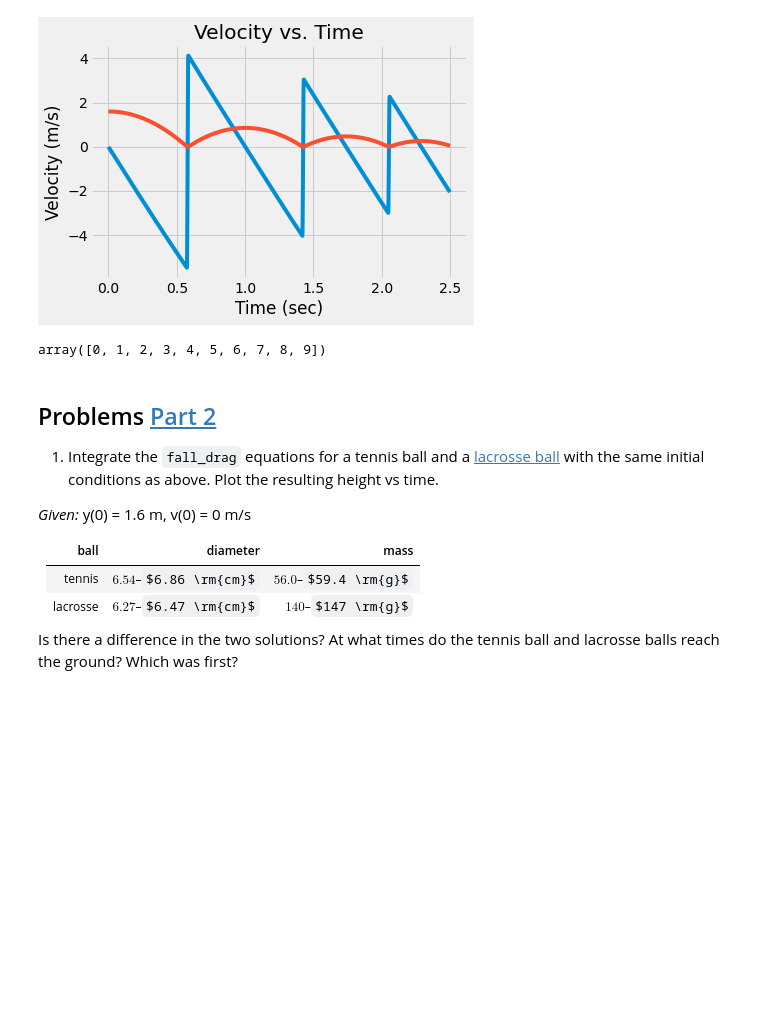
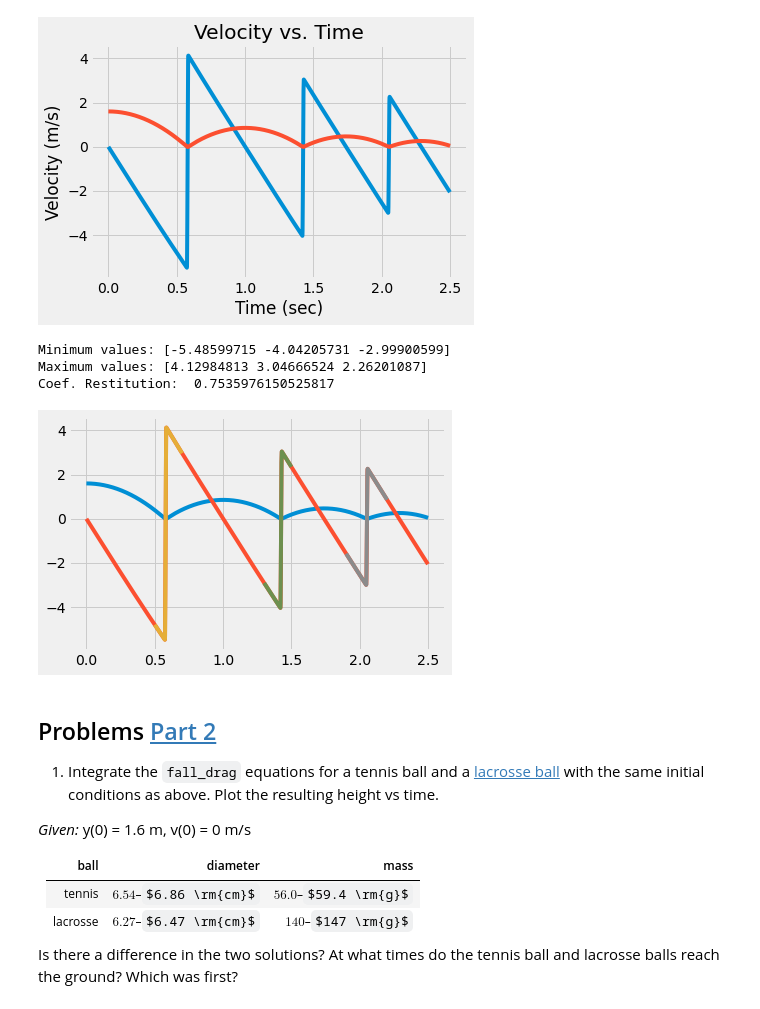
Before and after one commit to hamwalker/computational-mechanics, a Jupyter notebook: module_03/notebooks/HW_03.ipynb, the cells around one changed output. Drawn from its saved outputs; the diff is of its cells as text; code cells hidden in the pictures; some formulas as TeX source; blank space fills up the shorter version.

```diff
--- a/module_03/notebooks/HW_03.ipynb
+++ b/module_03/notebooks/HW_03.ipynb
@@ -131,6 +131,8 @@ In both cases, the second degree fit line best matches the data
 
 filename = '../data/fallingtennisball02.txt'
 t, y = np.loadtxt(filename, usecols=[0,1], unpack=True) # Load data
+poop = np.transpose(np.loadtxt(filename, usecols=[0,1], unpack=True))
+
 
 delta_y = (y[1:] - y[0:-1])
 vy = delta_y/(t[1:]-t[0:-1])
@@ -145,21 +147,52 @@ plt.ylabel('Velocity (m/s)');
 # %%
 # 1.2B
 
+# Put t and vy in 1 array
+tvy= np.zeros((len(t[:-1]),2))
+tvy[:,0] = t[:-1]
+tvy[:,1] = vy
+
+# Define wheere I want to slice data
 slicer= np.zeros((3,2))
-slicer[0,:] = (0.4,0.6)
+slicer[0,:] = (0.5,0.7)
 slicer[1,:] = (1.3, 1.5)
 slicer[2,:] = (1.9, 2.2)
 
-# i=1
-# impT = 0
-# checkAry = np.zeros((len(t),2))
-# checkAry[:,0] = t
-# checkAry[:,1] = y
 
-# while i<=2:
-#     impT =
+# Practice
+tibble = poop[np.logical_and(poop[:,0]>slicer[0,0],poop[:,0]<slicer[0,1])]
+plt.plot(poop[:,0], poop[:,1])
+# plt.plot(tibble[:,0], tibble[:,1])
+plt.plot(tvy[:,0], tvy[:,1])
+
+# finding max and min values in each slice range
+i=0
+MinMax = np.zeros((len(slicer),2))
+while i<len(slicer):
+    tivvle = tvy[np.logical_and(tvy[:,0]>slicer[i,0],tvy[:,0]<slicer[i,1])] # Create var with sliced array
+    plt.plot(tivvle[:,0], tivvle[:,1])
+    k = 0
+    while k<=1:
+        if k==1:
+            MinMax[i,k] = np.max(tivvle[:,1]) # fill array with max value in slice range
+        else:
+            MinMax[i,k] = np.min(tivvle[:,1]) # fill array with min value in slice range
+        k=k+1
+    i=i+1
+
+del i
+del k
+print('Minimum values:', MinMax[:,0])
+print('Maximum values:', MinMax[:,1])
+
+# 1.2C Calculate the  𝑒  for each of the three collisions
+e= -MinMax[:,1]/MinMax[:,0]
+print('Coef. Restitution: ', e.mean())
 # %% [output]
-array([0, 1, 2, 3, 4, 5, 6, 7, 8, 9])
+Minimum values: [-5.48599715 -4.04205731 -2.99900599]
+Maximum values: [4.12984813 3.04666524 2.26201087]
+Coef. Restitution:  0.7535976150525817
+[figure, added]
 # %% [markdown]
 ## Problems [Part 2](./02_Step_Future.md)
 
```
Also changed, not shown: parts of 6 cells of this notebook, 4 other files.
